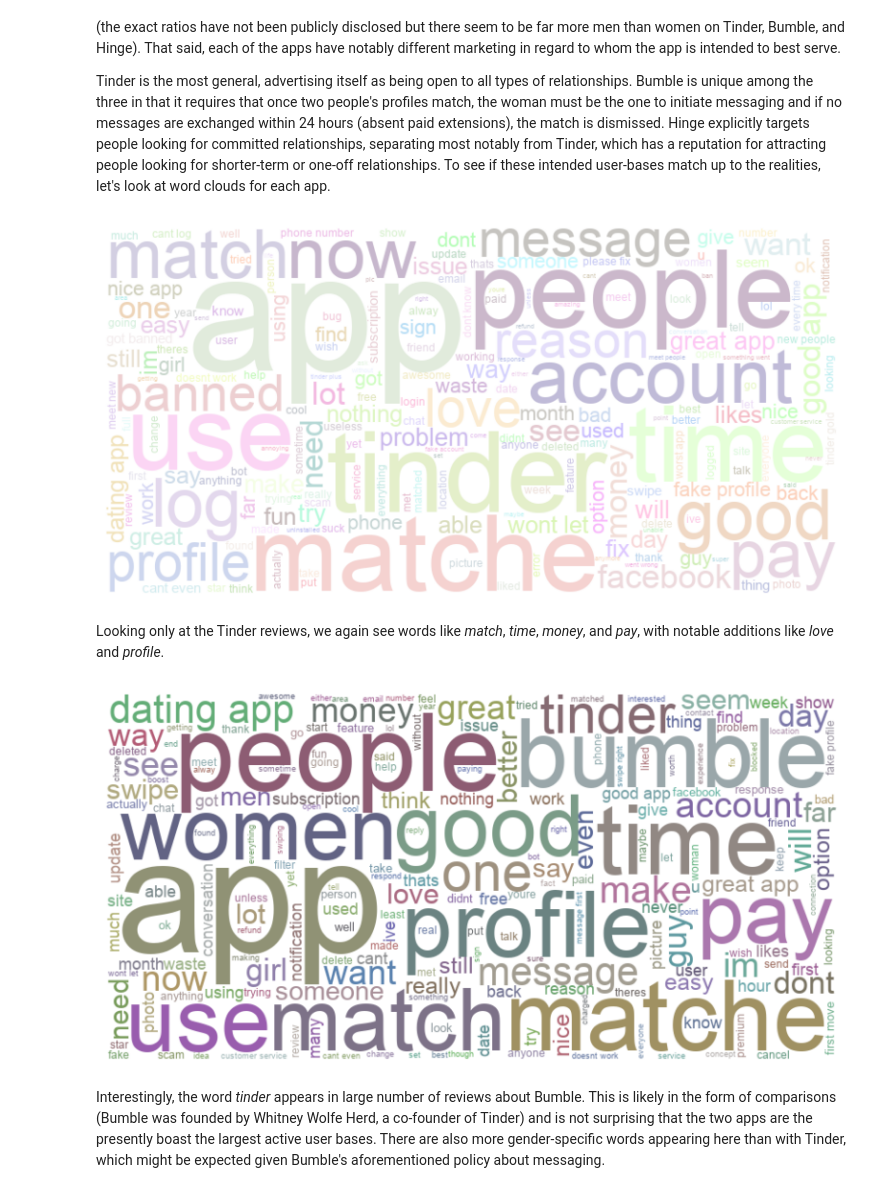
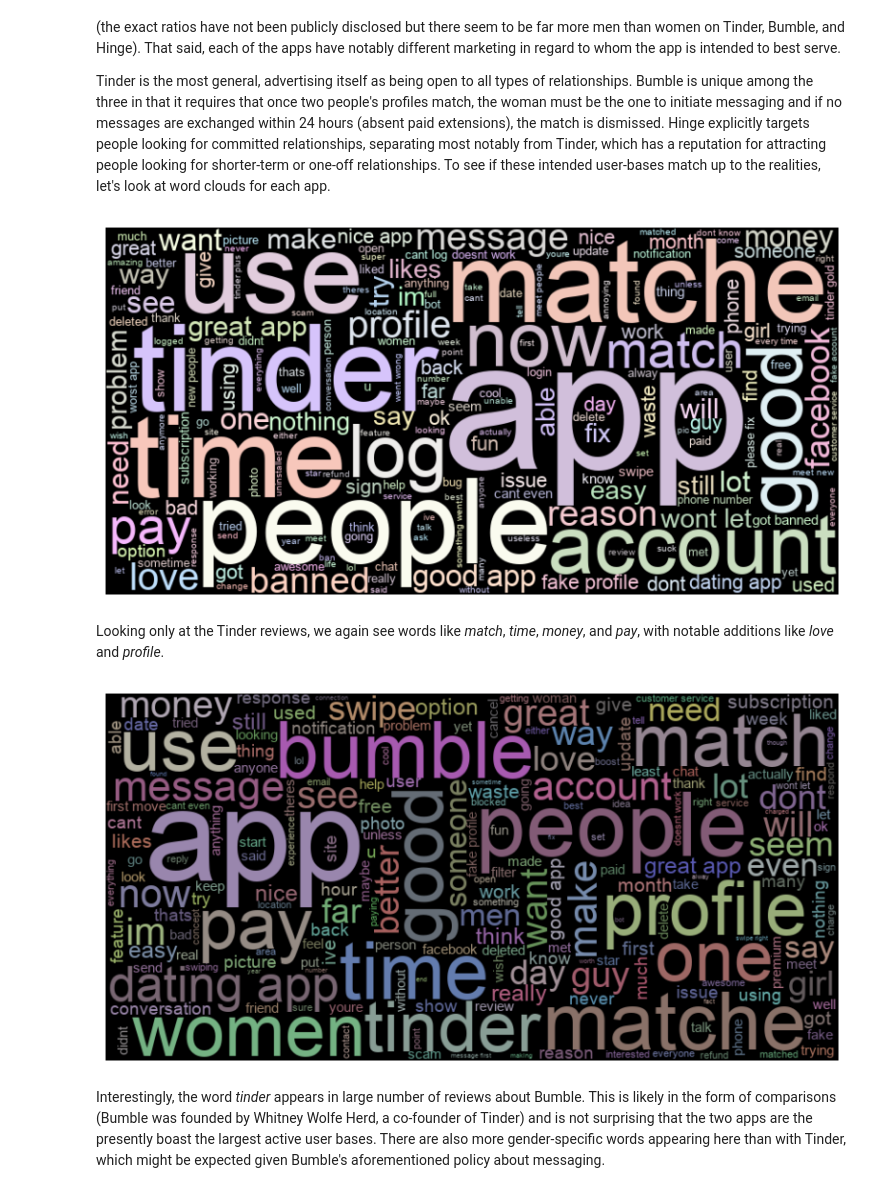
Before and after one commit to the-ethical-ai/Dating_Apps, a Jupyter notebook: dating_app_reviews.ipynb, the cells around one changed output. Cells and saved outputs as stored; diff of their text form; code cells hidden in the pictures.

```diff
--- a/dating_app_reviews.ipynb
+++ b/dating_app_reviews.ipynb
@@ -265,7 +274,9 @@ bumble_rating_avg_df = avg_rat_per_month[avg_rat_per_month.App == 'Bumble'].rese
 tinder_rating_avg_df = avg_rat_per_month[avg_rat_per_month.App == 'Tinder'].reset_index()
 
 ### PLOTTING THE RATING AVERAGES OVER TIME
-sns.set(rc = {'figure.figsize': (20, 10)});
+sns.set_style("dark")
+sns.set(rc = {'figure.figsize': (20, 10)})
+
 fig, ax = plt.subplots()
 
 # tinder plot
@@ -279,7 +290,7 @@ sns.lineplot(data = bumble_rating_avg_df, x = 'index', y = 'avg',
 # hinge plot
 sns.lineplot(data = hinge_rating_avg_df, x = 'index', y = 'avg',
              linestyle = '-', ax = ax, label = 'Hinge',
-             color = 'black')
+             color = 'purple')
 
 # changing the x-axis
 plt.xlabel('Month', fontsize = 15, fontweight = 'bold')
@@ -376,37 +387,37 @@ def custom_color_func(word, font_size, position, orientation, random_state=None,
 txt = df[df.App == "Tinder"].cleaned_reviews.str.cat(sep = ' ')
 font_path = "/System/Library/Fonts/Supplemental/Arial.ttf"
 wordcloud = WordCloud(font_path= font_path, width=800,
-                      height=400, background_color="white",
+                      height=400, background_color="black",
                       color_func = custom_color_func).generate(txt)
 plt.figure(figsize=(40, 5))
 plt.imshow(wordcloud, interpolation='bilinear')
 plt.axis("off")
 plt.show()
 # %% [output]
-[figure, old version]
+[figure, new version]
 # %% [markdown]
 Looking only at the Tinder reviews, we again see words like *match*, *time*, *money*, and *pay*, with notable additions like *love* and *profile*.
 # %%
 ### Bumble word cloud
 ### function to change color of words
 def custom_color_func(word, font_size, position, orientation, random_state=None, **kwargs):
     r = int(np.random.randint(90, 180))
     g = int(np.random.randint(90, 180))
     b = int(np.random.randint(90, 180))
     return f"rgb({r}, {g}, {b})"
 
 ### making the word cloud
 txt = df[df.App == "Bumble"].cleaned_reviews.str.cat(sep = ' ')
 font_path = "/System/Library/Fonts/Supplemental/Arial.ttf"
 wordcloud = WordCloud(font_path= font_path, width=800,
-                      height=400, background_color="white",
+                      height=400, background_color="black",
                       color_func = custom_color_func).generate(txt)
 plt.figure(figsize=(40, 5))
 plt.imshow(wordcloud, interpolation='bilinear')
 plt.axis("off")
 plt.show()
 # %% [output]
-[figure, old version]
+[figure, new version]
 # %% [markdown]
 Interestingly, the word *tinder* appears in large number of reviews about Bumble. This is likely in the form of comparisons (Bumble was founded by Whitney Wolfe Herd, a co-founder of Tinder) and is not surprising that the two apps are the presently boast the largest active user bases. There are also more gender-specific words appearing here than with Tinder, which might be expected given Bumble's aforementioned policy about messaging.
 # %%
```
Also changed, not shown: parts of 14 cells of this notebook.
